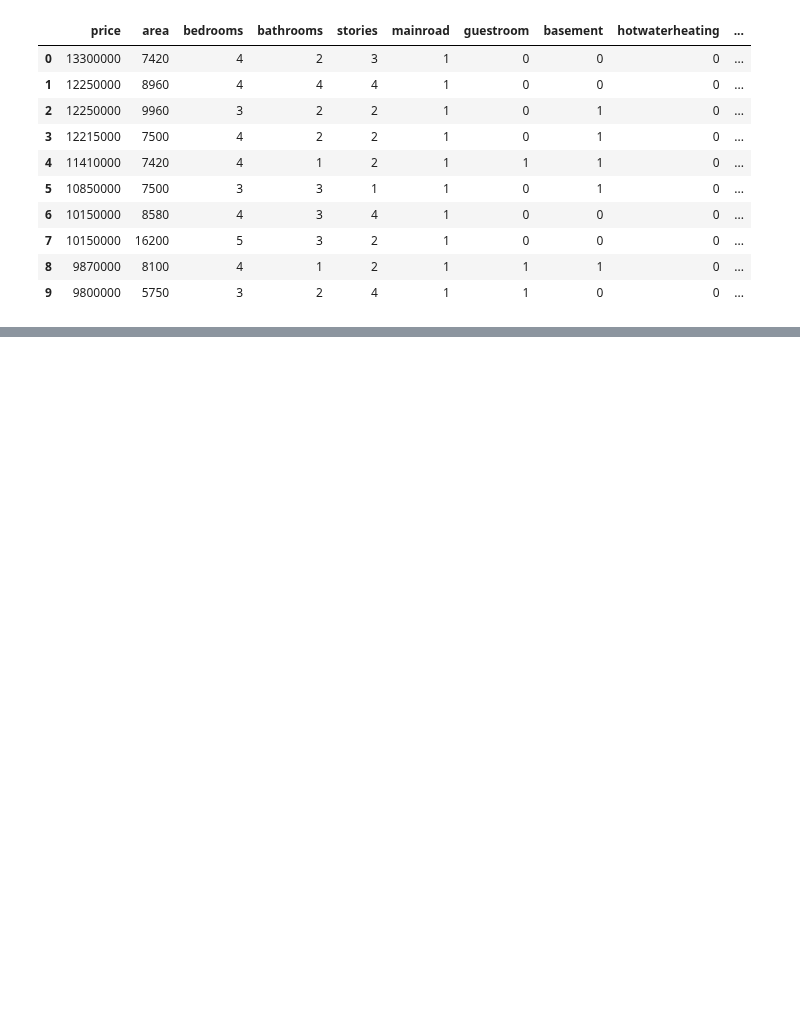
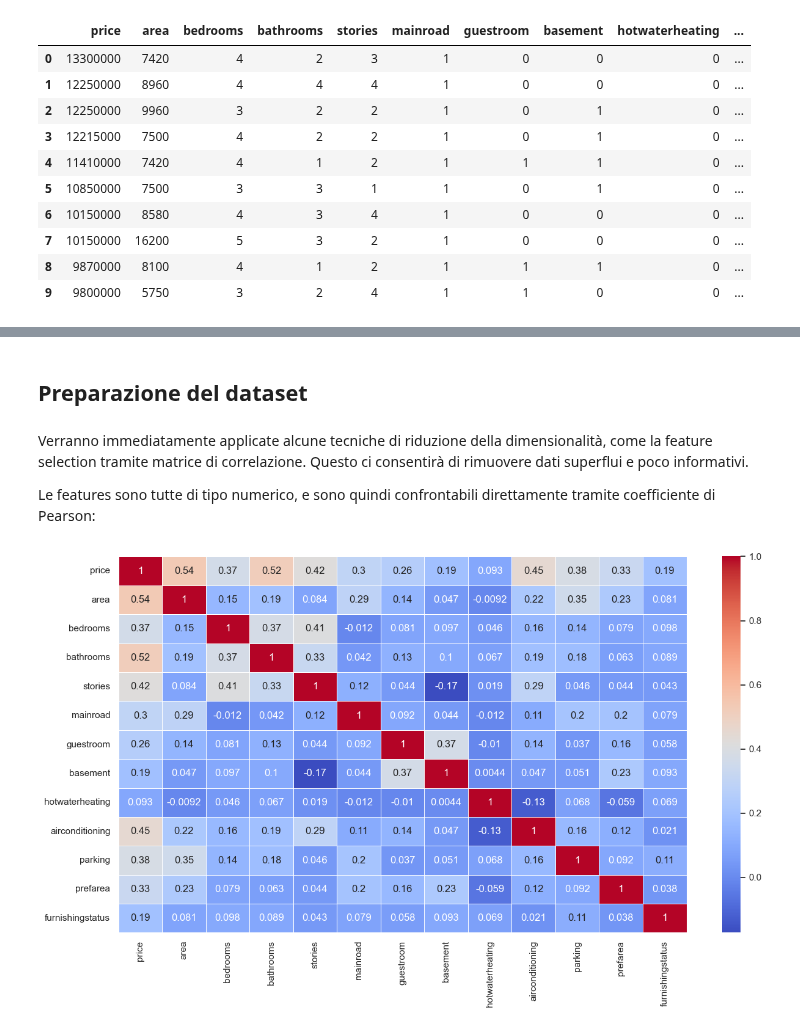
Before and after one commit to crypto-infinity/proai, a Jupyter notebook: course3-ml-basics/project/mercato_immobiliare.ipynb, the cells around one changed output, grey strips where cells are left out. Cells and saved outputs as stored; diff of their text form; code cells hidden in the pictures; blank space fills up the shorter version.

```diff
--- a/course3-ml-basics/project/mercato_immobiliare.ipynb
+++ b/course3-ml-basics/project/mercato_immobiliare.ipynb
@@ -64,4 +78,6 @@ from sklearn.linear_model import ElasticNet
 # Scikit Learn Metrics
 
 from sklearn.metrics import mean_squared_error, r2_score
+# %%
+sns.set_theme(style="whitegrid")
 # %% [markdown]
@@ -88,0 +132,15 @@ Descrizione - preparazione della pipeline di data preprocessing
+# %% [markdown]
+## Preparazione del dataset
+# %% [markdown]
+Verranno immediatamente applicate alcune tecniche di riduzione della dimensionalità, come la feature selection tramite matrice di correlazione. Questo ci consentirà di rimuovere dati superflui e poco informativi.
+
+Le features sono tutte di tipo numerico, e sono quindi confrontabili direttamente tramite coefficiente di Pearson:
+# %%
+# Feature Correlation Analysis for numerical variables
+
+plt.figure(figsize=(15, 8))
+
+sns.heatmap(df.corr(method="pearson"), annot=True, cmap='coolwarm', linewidths=0.5)
+plt.show()
+# %% [output]
+[figure, added]
```
Also changed, not shown: parts of 20 cells of this notebook.
